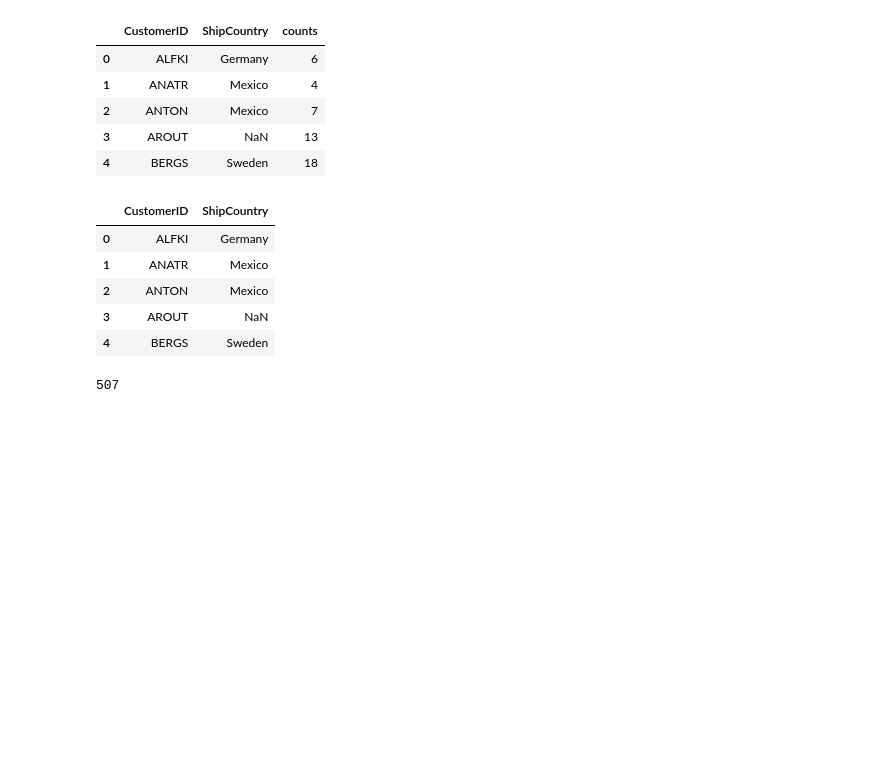
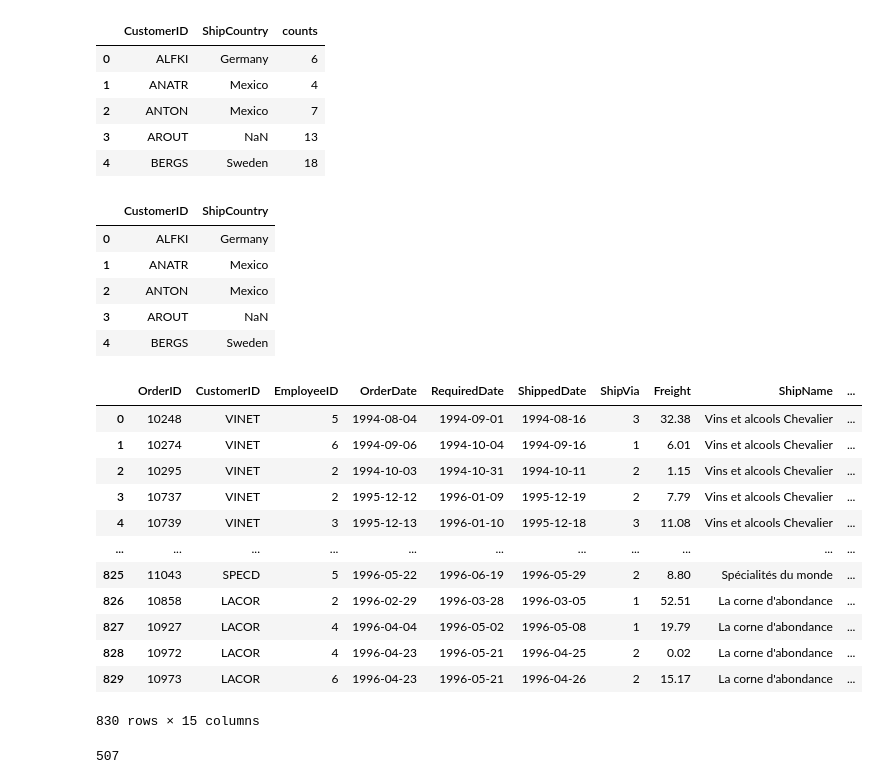
Before and after one commit to orozcohsu/ntunhs_2022_01, a Jupyter notebook: 20220307_0328_mis_master/etl.ipynb, the cells around one changed output. Drawn from its saved outputs; the diff is of its cells as text; code cells hidden in the pictures; blank space fills up the shorter version.

```diff
--- a/20220307_0328_mis_master/etl.ipynb
+++ b/20220307_0328_mis_master/etl.ipynb
@@ -160,3 +175,6 @@ df2.head()
 | ANTON | Mexico | 7 |
 | AROUT | NaN | 13 |
 | BERGS | Sweden | 18 |
+# %%
+df2.columns=['counts']
+df2
@@ -188,6 +221,22 @@ df2.head(5)
 # %%
 #merge on CustomerID
 df3=pd.merge(df, df2, on=['CustomerID'])
+# %%
+df3
+# %% [output]
+|  | OrderID | CustomerID | EmployeeID | OrderDate | RequiredDate | ShippedDate | ShipVia | Freight | ShipName | ... |
+| 0 | 10248 | VINET | 5 | 1994-08-04 | 1994-09-01 | 1994-08-16 | 3 | 32.38 | Vins et alcools Chevalier | ... |
+| 1 | 10274 | VINET | 6 | 1994-09-06 | 1994-10-04 | 1994-09-16 | 1 | 6.01 | Vins et alcools Chevalier | ... |
+| 2 | 10295 | VINET | 2 | 1994-10-03 | 1994-10-31 | 1994-10-11 | 2 | 1.15 | Vins et alcools Chevalier | ... |
+| 3 | 10737 | VINET | 2 | 1995-12-12 | 1996-01-09 | 1995-12-19 | 2 | 7.79 | Vins et alcools Chevalier | ... |
+| 4 | 10739 | VINET | 3 | 1995-12-13 | 1996-01-10 | 1995-12-18 | 3 | 11.08 | Vins et alcools Chevalier | ... |
+| ... | ... | ... | ... | ... | ... | ... | ... | ... | ... | ... |
+| 825 | 11043 | SPECD | 5 | 1996-05-22 | 1996-06-19 | 1996-05-29 | 2 | 8.80 | Spécialités du monde | ... |
+| 826 | 10858 | LACOR | 2 | 1996-02-29 | 1996-03-28 | 1996-03-05 | 1 | 52.51 | La corne d'abondance | ... |
+| 827 | 10927 | LACOR | 4 | 1996-04-04 | 1996-05-02 | 1996-05-08 | 1 | 19.79 | La corne d'abondance | ... |
+| 828 | 10972 | LACOR | 4 | 1996-04-23 | 1996-05-21 | 1996-04-25 | 2 | 0.02 | La corne d'abondance | ... |
+| 829 | 10973 | LACOR | 6 | 1996-04-23 | 1996-05-21 | 1996-04-26 | 2 | 15.17 | La corne d'abondance | ... |
+830 rows × 15 columns
 # %%
 #check ShipRegion equals None
 #len(df[df.ShipRegion.notnull()])
```
Also changed, not shown: parts of 5 cells of this notebook, 3 other files.
